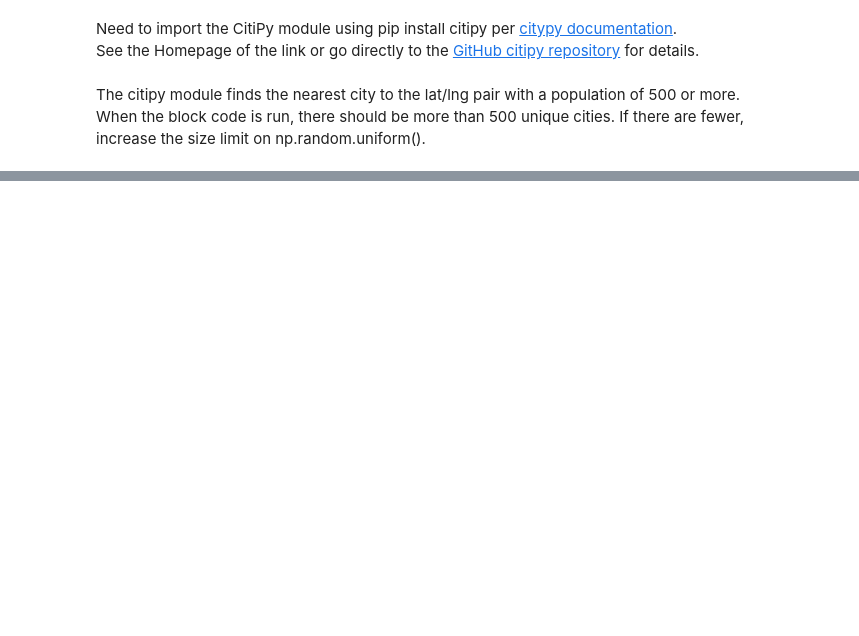
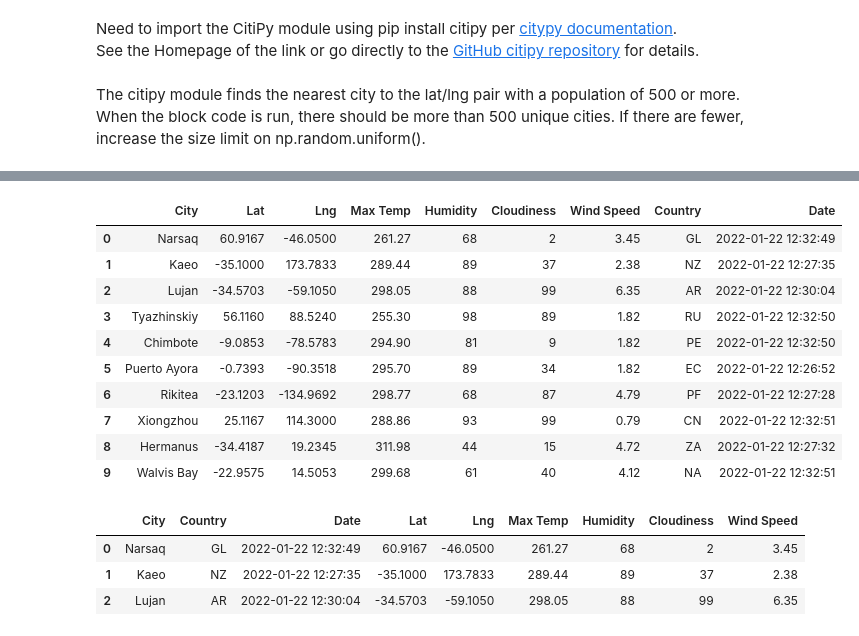
Before and after one commit to StephanieAShulman/Python_JSON_APIs, a Jupyter notebook: WeatherPy.ipynb, the cells around one changed output, grey strips where cells are left out. Saved outputs shown, nothing was run; the diff lists cells and outputs as text; code cells hidden in the pictures; blank space fills up the shorter version.

```diff
--- a/WeatherPy.ipynb
+++ b/WeatherPy.ipynb
@@ -90,0 +81,14 @@ len(cities)
+# %%
+# Import Requests library and weather_api_key
+# Build the basic url for OpenWeatherMap
+
+# Import the requests library and configure API key
+import requests
+from config import weather_api_key
+
+# Import the time library and the datetime module from the datetime library
+import time
+from datetime import datetime
+
+# Define the URL for OpenWeatherMap
+url = "http://api.openweathermap.org/data/2.5/weather?"
@@ -90,0 +185,28 @@ len(cities)
+# %%
+# Convert the array of dictionaries to a Pandas DataFrame.
+city_data_df = pd.DataFrame(city_data)
+city_data_df.head(10)
+# %% [output]
+|  | City | Lat | Lng | Max Temp | Humidity | Cloudiness | Wind Speed | Country | Date |
+| 0 | Narsaq | 60.9167 | -46.0500 | 261.27 | 68 | 2 | 3.45 | GL | 2022-01-22 12:32:49 |
+| 1 | Kaeo | -35.1000 | 173.7833 | 289.44 | 89 | 37 | 2.38 | NZ | 2022-01-22 12:27:35 |
+| 2 | Lujan | -34.5703 | -59.1050 | 298.05 | 88 | 99 | 6.35 | AR | 2022-01-22 12:30:04 |
+| 3 | Tyazhinskiy | 56.1160 | 88.5240 | 255.30 | 98 | 89 | 1.82 | RU | 2022-01-22 12:32:50 |
+| 4 | Chimbote | -9.0853 | -78.5783 | 294.90 | 81 | 9 | 1.82 | PE | 2022-01-22 12:32:50 |
+| 5 | Puerto Ayora | -0.7393 | -90.3518 | 295.70 | 89 | 34 | 1.82 | EC | 2022-01-22 12:26:52 |
+| 6 | Rikitea | -23.1203 | -134.9692 | 298.77 | 68 | 87 | 4.79 | PF | 2022-01-22 12:27:28 |
+| 7 | Xiongzhou | 25.1167 | 114.3000 | 288.86 | 93 | 99 | 0.79 | CN | 2022-01-22 12:32:51 |
+| 8 | Hermanus | -34.4187 | 19.2345 | 311.98 | 44 | 15 | 4.72 | ZA | 2022-01-22 12:27:32 |
+| 9 | Walvis Bay | -22.9575 | 14.5053 | 299.68 | 61 | 40 | 4.12 | NA | 2022-01-22 12:32:51 |
+# %%
+# Reorder the columns for readability
+new_column_order = ["City", "Country", "Date", "Lat", "Lng", "Max Temp", "Humidity", "Cloudiness", "Wind Speed"]
+
+# Reassign df to new order
+city_data_df = city_data_df[new_column_order]
+city_data_df.head(3)
+# %% [output]
+|  | City | Country | Date | Lat | Lng | Max Temp | Humidity | Cloudiness | Wind Speed |
+| 0 | Narsaq | GL | 2022-01-22 12:32:49 | 60.9167 | -46.0500 | 261.27 | 68 | 2 | 3.45 |
+| 1 | Kaeo | NZ | 2022-01-22 12:27:35 | -35.1000 | 173.7833 | 289.44 | 89 | 37 | 2.38 |
+| 2 | Lujan | AR | 2022-01-22 12:30:04 | -34.5703 | -59.1050 | 298.05 | 88 | 99 | 6.35 |
```
Also changed, not shown: parts of 18 cells of this notebook, 2 other files.
